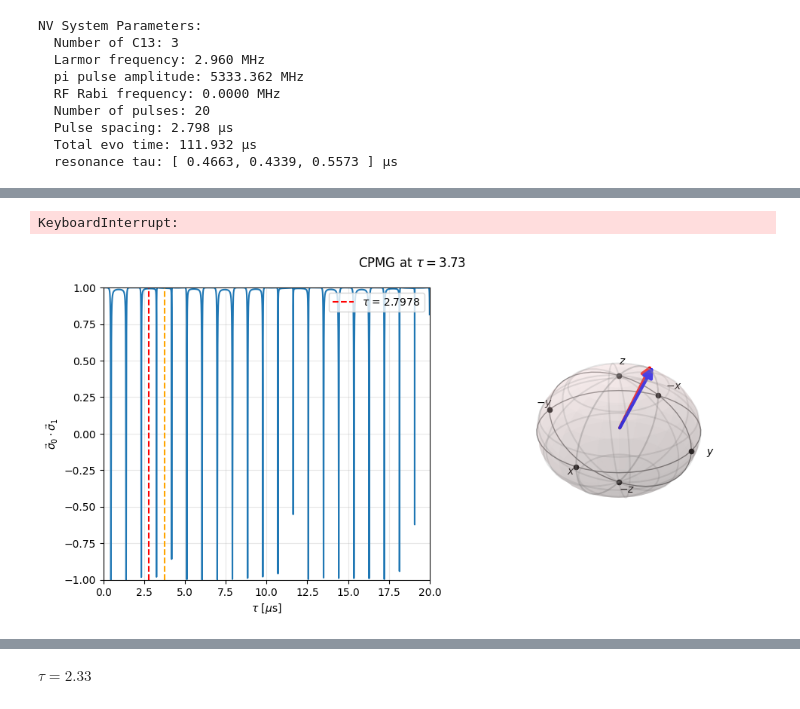
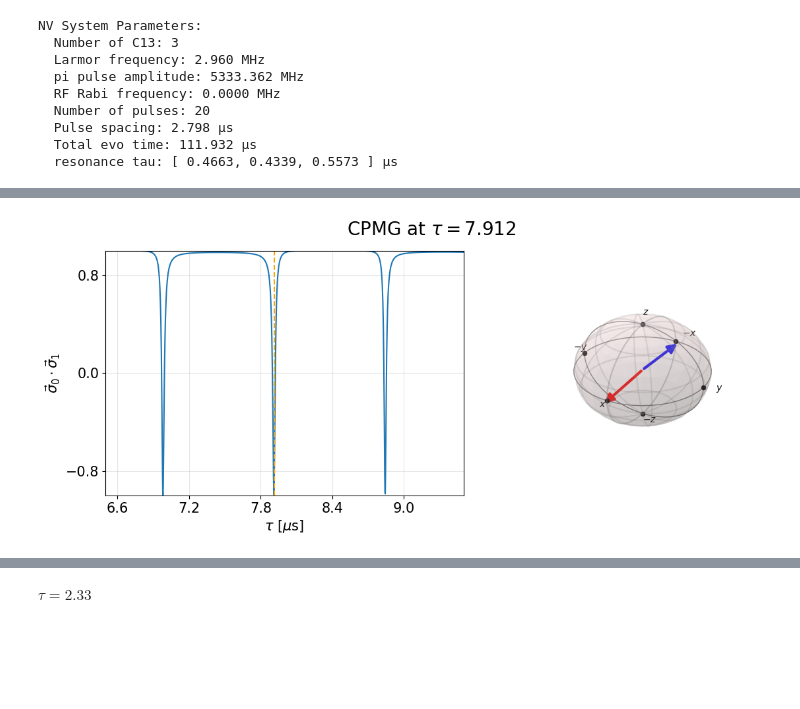
Before and after one commit to Waterbird20/LabMeeting, a Jupyter notebook: Meeting_251024/src/simulation/test.ipynb, the cells around one changed output, grey strips where cells are left out. Drawn from its saved outputs; the diff is of its cells as text; code cells hidden in the pictures; blank space fills up the shorter version.

Commit message:
[EDIT] 251120; update image

```diff
--- a/Meeting_251024/src/simulation/test.ipynb
+++ b/Meeting_251024/src/simulation/test.ipynb
@@ -726,51 +717,48 @@ inner_prods[idx], Tau[idx]
 # %%
-for i in range(len(Tau)):
-    # Set up a figure twice as tall as it is wide
-    fig = plt.figure(figsize=(10, 5), facecolor="#ffffff")
-    fig.suptitle(rf'CPMG at $\tau = {tau:.2f}$')
+i = 3906
+# Set up a figure twice as tall as it is wide
+tau = Tau[i]
+fig = plt.figure(figsize=(12, 5), facecolor="#ffffff")
+fig.suptitle(rf'CPMG at $\tau = {tau:.3f}$', fontsize=20)
 
-    tau = Tau[i]
 
-    # First subplot
-    ax = fig.add_subplot(1, 2, 1)
-    ax.set_facecolor("#ffffff")
+# First subplot
+ax = fig.add_subplot(1, 2, 1)
+ax.set_facecolor("#ffffff")
 
-    ax.plot(Tau, inner_prods)
-    ax.set_ylim(-1,1)
-    ax.set_ylabel(r"$\vec{\sigma}_{0}\cdot\vec{\sigma}_{1}$")
-    ax.set_xlim(0, 20)
-    ax.set_xlabel(r"$\tau$ [$\mu$s]")
-    ax.vlines(tau, ymin=-1, ymax=1, color="orange", linestyle="--")
-    ax.vlines(0.4663*6, ymin=-1, ymax=1, color="red", linestyle="--", label=r"$\tau$ = "+f"{0.4663*6}")
-    ax.grid(alpha=0.3)
-    ax.legend(loc="upper right")
+ax.plot(Tau, inner_prods)
+ax.set_ylim(-1,1)
+ax.set_ylabel(r"$\vec{\sigma}_{0}\cdot\vec{\sigma}_{1}$", fontsize=15)
+ax.set_xlim(6.5, 9.5)
+ax.set_xlabel(r"$\tau$ [$\mu$s]", fontsize=15)
+ax.vlines(tau, ymin=-1, ymax=1, color="orange", linestyle="--")
+ax.grid(alpha=0.3)
+ax.tick_params(axis='both', which='major', labelsize=15)
+ax.tick_params(axis='both', which='minor', labelsize=8)
+ax.xaxis.set_major_locator(plt.MaxNLocator(5))
+ax.yaxis.set_major_locator(plt.MaxNLocator(3))
 
-    # Second subplot
-    ax = fig.add_subplot(1, 2, 2, projection='3d')
-    ax.set_facecolor("#ffffff")
+# Second subplot
+ax = fig.add_subplot(1, 2, 2, projection='3d')
+ax.set_facecolor("#ffffff")
 
-    ax.view_init(azim=30, elev=30)
-    plot_back(ax)
+ax.view_init(azim=30, elev=30)
+plot_back(ax)
 
-    a = Arrow3D(xs=[0, 1.1*vec_list_0[0, i]], ys=[0, 1.1*vec_list_0[1, i]], zs=[0, 1.1*vec_list_0[2, i]], mutation_scale=20,
-                lw=3, arrowstyle="-|>", color="r")
-    b = Arrow3D(xs=[0, 1.1*vec_list_1[0, i]], ys=[0, 1.1*vec_list_1[1, i]], zs=[0, 1.1*vec_list_1[2, i]], mutation_scale=20,
-                lw=3, arrowstyle="-|>", color="b")
-    ax.add_artist(a)
-    ax.add_artist(b)
+a = Arrow3D(xs=[0, 1.1*vec_list_0[0, i]], ys=[0, 1.1*vec_list_0[1, i]], zs=[0, 1.1*vec_list_0[2, i]], mutation_scale=20,
+            lw=3, arrowstyle="-|>", color="r")
+b = Arrow3D(xs=[0, 1.1*vec_list_1[0, i]], ys=[0, 1.1*vec_list_1[1, i]], zs=[0, 1.1*vec_list_1[2, i]], mutation_scale=20,
+            lw=3, arrowstyle="-|>", color="b")
+ax.add_artist(a)
+ax.add_artist(b)
 
-    plot_front(ax)
-    show_label(ax)
-    ax.axis("off")
+plot_front(ax)
+show_label(ax)
+ax.axis("off")
 
-    fig.tight_layout(pad=1)
-    fig.savefig(f"./temp/CPMG_{i}.png")
-    ax.clear()
-    plt.close()
-
-plt.show()
+fig.tight_layout(pad=1)
+fig.savefig("/home/hun/LabMeeting/Meeting_251120/src/Presentation/media/CPMG_axis.png", dpi=600)
 # %% [output]
-KeyboardInterrupt:
-[figure, old version]
+[figure, new version]
 # %%
 !ffmpeg -i temp/CPMG_%01d.png CPMG.gif -loop 0 -crf 0 -y
```
Also changed, not shown: parts of 6 cells of this notebook, 10 other files.
